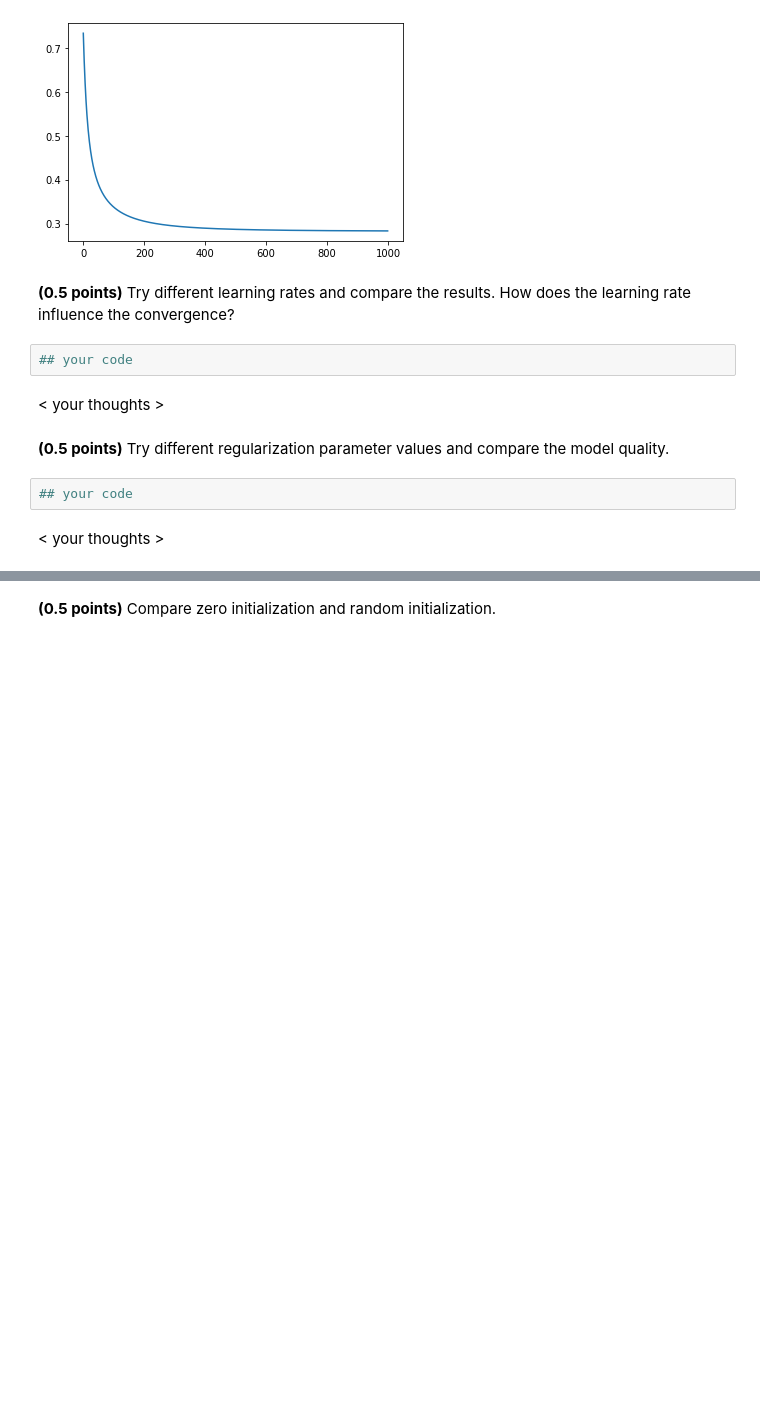
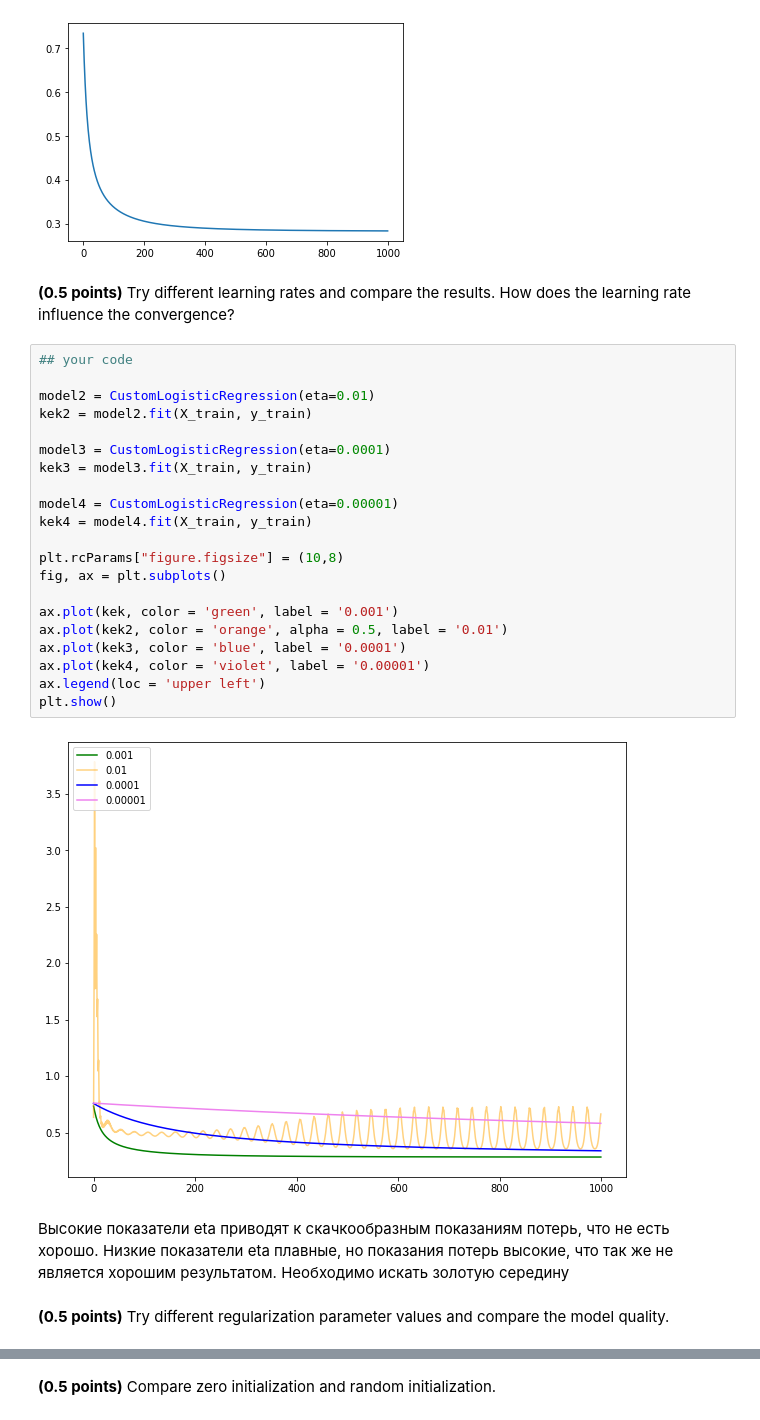
Before and after one commit to DimaValetsky/ml-intro, a Jupyter notebook: 5_classification_linear_knn/hw_classification.ipynb, the cells around one changed output, grey strips where cells are left out. Saved outputs shown, nothing was run; the diff lists cells and outputs as text; blank space fills up the shorter version.

```diff
--- a/5_classification_linear_knn/hw_classification.ipynb
+++ b/5_classification_linear_knn/hw_classification.ipynb
@@ -224,13 +224,30 @@ plt.plot(kek)
 [figure]
 # %% [markdown]
 **(0.5 points)** Try different learning rates and compare the results. How does the learning rate influence the convergence?
-# %%
-## your code
-# %% [markdown]
-< your thoughts >
+# %%
+## your code
+
+model2 = CustomLogisticRegression(eta=0.01)
+kek2 = model2.fit(X_train, y_train)
+
+model3 = CustomLogisticRegression(eta=0.0001)
+kek3 = model3.fit(X_train, y_train)
+
+model4 = CustomLogisticRegression(eta=0.00001)
+kek4 = model4.fit(X_train, y_train)
+
+plt.rcParams["figure.figsize"] = (10,8)
+fig, ax = plt.subplots()
+
+ax.plot(kek, color = 'green', label = '0.001')
+ax.plot(kek2, color = 'orange', alpha = 0.5, label = '0.01')
+ax.plot(kek3, color = 'blue', label = '0.0001')
+ax.plot(kek4, color = 'violet', label = '0.00001')
+ax.legend(loc = 'upper left')
+plt.show()
+# %% [output]
+[figure, added]
+# %% [markdown]
+Высокие показатели eta приводят к скачкообразным показаниям потерь, что не есть хорошо. Низкие показатели eta плавные, но показания потерь высокие, что так же не является хорошим результатом. Необходимо искать золотую середину
 # %% [markdown]
 **(0.5 points)** Try different regularization parameter values and compare the model quality.
-# %%
-## your code
-# %% [markdown]
-< your thoughts >
```
Also changed, not shown: parts of 6 cells of this notebook.
